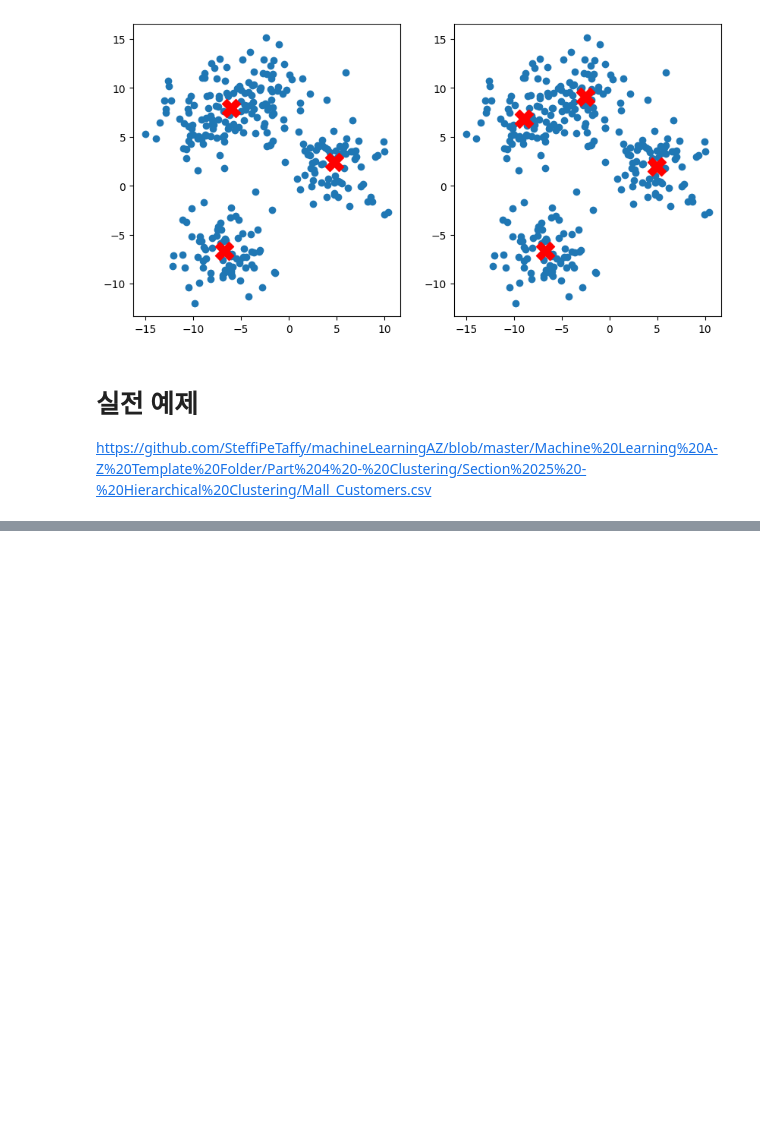
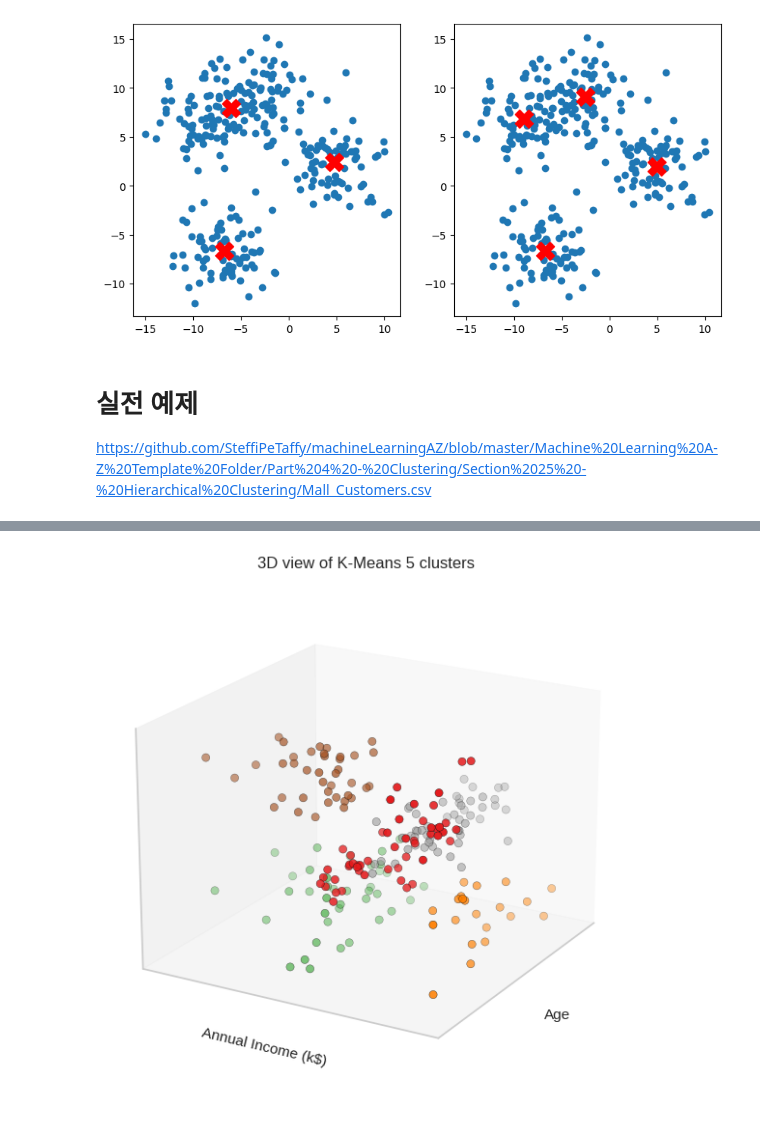
Before and after one commit to leekyuyoung-ai/AI, a Jupyter notebook: 2_4_군집,_DBSCAN.ipynb, the cells around one changed output, grey strips where cells are left out. Saved outputs shown, nothing was run; the diff lists cells and outputs as text; code cells hidden in the pictures; blank space fills up the shorter version.

```diff
--- a/2_4_군집,_DBSCAN.ipynb
+++ b/2_4_군집,_DBSCAN.ipynb
@@ -106,0 +174,33 @@ https://github.com/SteffiPeTaffy/machineLearningAZ/blob/master/Machine%20Learnin
+# %%
+from mpl_toolkits.mplot3d import Axes3D
+import matplotlib.pyplot as plt
+
+fig = plt.figure(figsize=(7, 7))
+ax = fig.add_subplot(111, projection='3d')
+
+# 3D scatter plot
+sc = ax.scatter(KM5_clustered['Age'],
+                KM5_clustered['Annual Income (k$)'],
+                KM5_clustered['Spending Score (1-100)'],
+                c=KM5_clustered['Cluster'],
+                s=35, edgecolor='k', cmap=plt.cm.Set1)
+
+# Hide ticks on axes
+ax.get_xaxis().set_ticks([])  # Remove x-axis ticks
+ax.get_yaxis().set_ticks([])  # Remove y-axis ticks
+ax.get_zaxis().set_ticks([])  # Remove z-axis ticks
+
+# Labels and title
+ax.set_xlabel('Age')
+ax.set_ylabel('Annual Income (k$)')
+ax.set_zlabel('Spending Score (1-100)')
+ax.set_title('3D view of K-Means 5 clusters')
+
+# Adjust the viewing angle and distance
+ax.view_init(elev=20, azim=210)
+ax.dist = 12
+
+# Show the plot
+plt.show()
+# %% [output]
+[figure, added]
```
Also changed, not shown: parts of 6 cells of this notebook, 1 other file.
